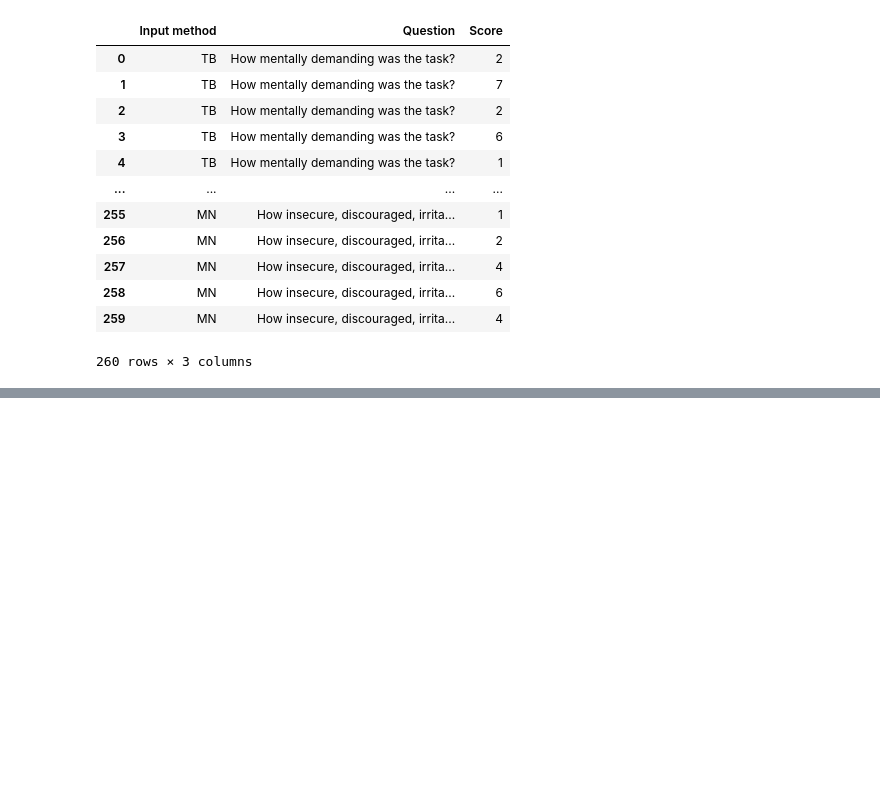
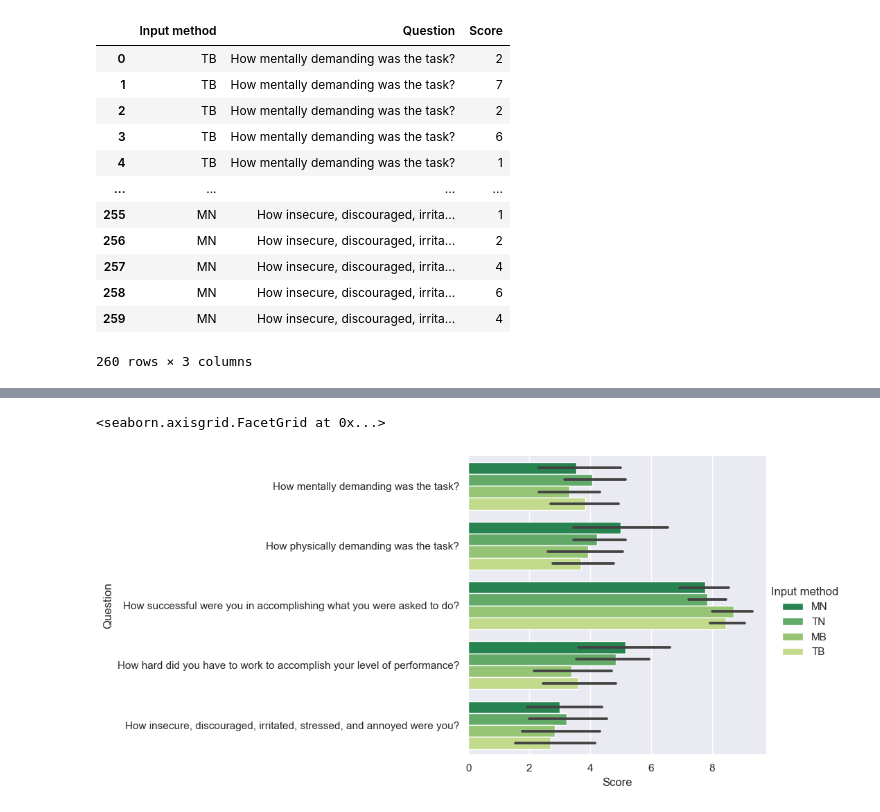
Before and after one commit to IoanaBaciu24/BubbleCursorExperiment, a Jupyter notebook: analysis_questionnaire.ipynb, the cells around one changed output, grey strips where cells are left out. Cells and saved outputs as stored; diff of their text form; code cells hidden in the pictures; blank space fills up the shorter version.

```diff
--- a/analysis_questionnaire.ipynb
+++ b/analysis_questionnaire.ipynb
@@ -193,0 +197,8 @@ See the caveats in the documentation: https://pandas.pydata.org/pandas-docs/stab
+# %%
+sns.catplot(
+  data=df2, kind="bar",
+  x="Score", y="Question", hue="Input method", hue_order=order
+)
+# %% [output]
+<seaborn.axisgrid.FacetGrid at 0x...>
+[figure, added]
```
Also changed, not shown: parts of 12 cells of this notebook.
